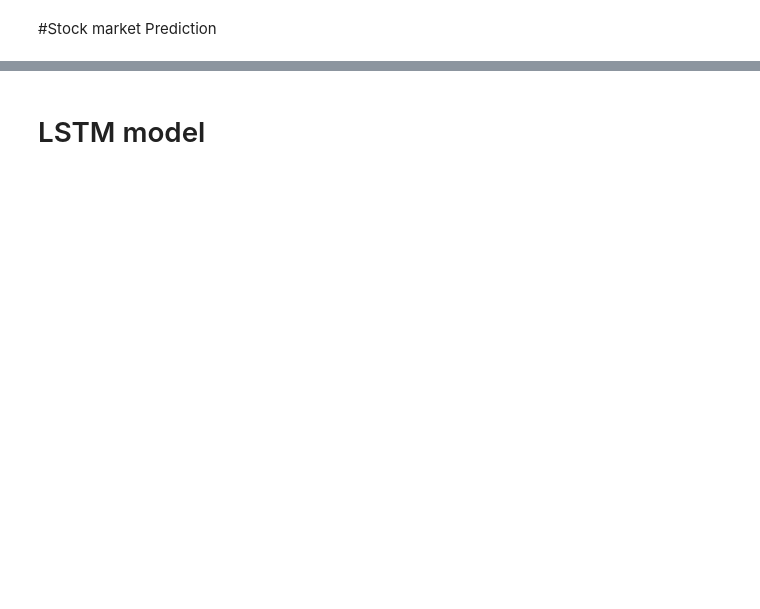
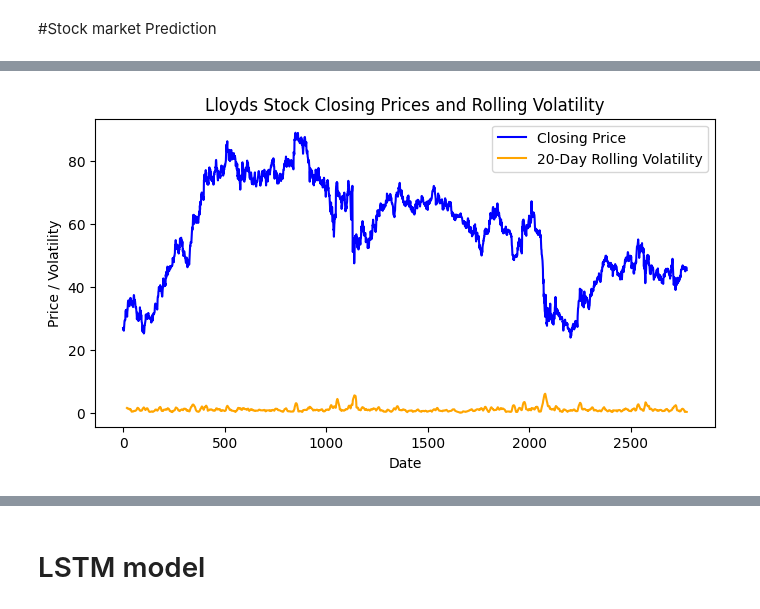
Before and after one commit to Sasidhar0709/Project-Stock-market-Analysis, a Jupyter notebook: Project_Final_21063192.ipynb, the cells around one changed output, grey strips where cells are left out. Drawn from its saved outputs; the diff is of its cells as text; code cells hidden in the pictures; blank space fills up the shorter version.

```diff
--- a/Project_Final_21063192.ipynb
+++ b/Project_Final_21063192.ipynb
@@ -368 +417,13 @@ for company in banks_test:
+# %%
+# Plot the closing prices and rolling volatility
+plt.figure(figsize=(8, 4))
+plt.plot(lloyds_train['Close'], label='Closing Price', color='blue')
+plt.plot(lloyds_train['Rolling Volatility'], label=f'{window_size}-Day Rolling Volatility', color='orange')
+plt.title('Lloyds Stock Closing Prices and Rolling Volatility')
+plt.xlabel('Date')
+plt.ylabel('Price / Volatility')
+plt.legend()
+plt.show()
+# %% [output]
+[figure, added]
 # %%
```
Also changed, not shown: parts of 101 cells of this notebook.
